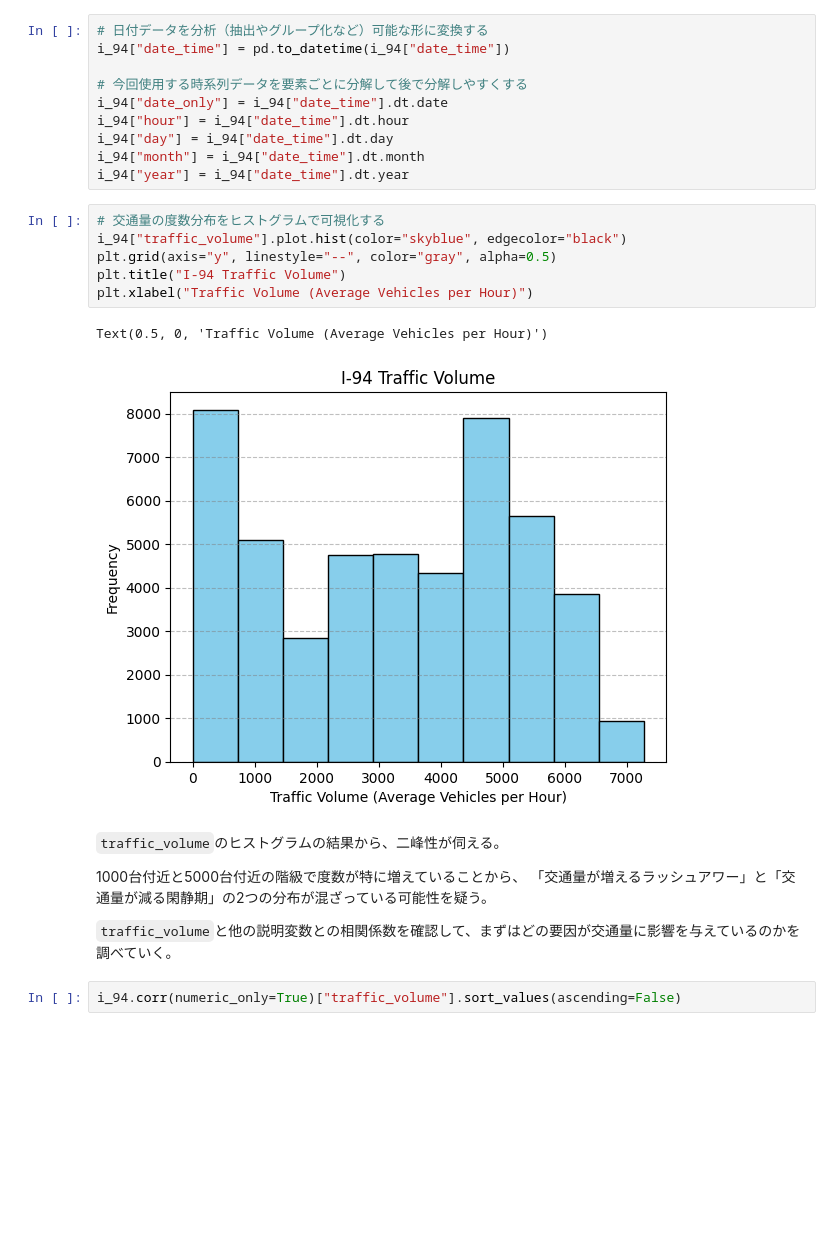
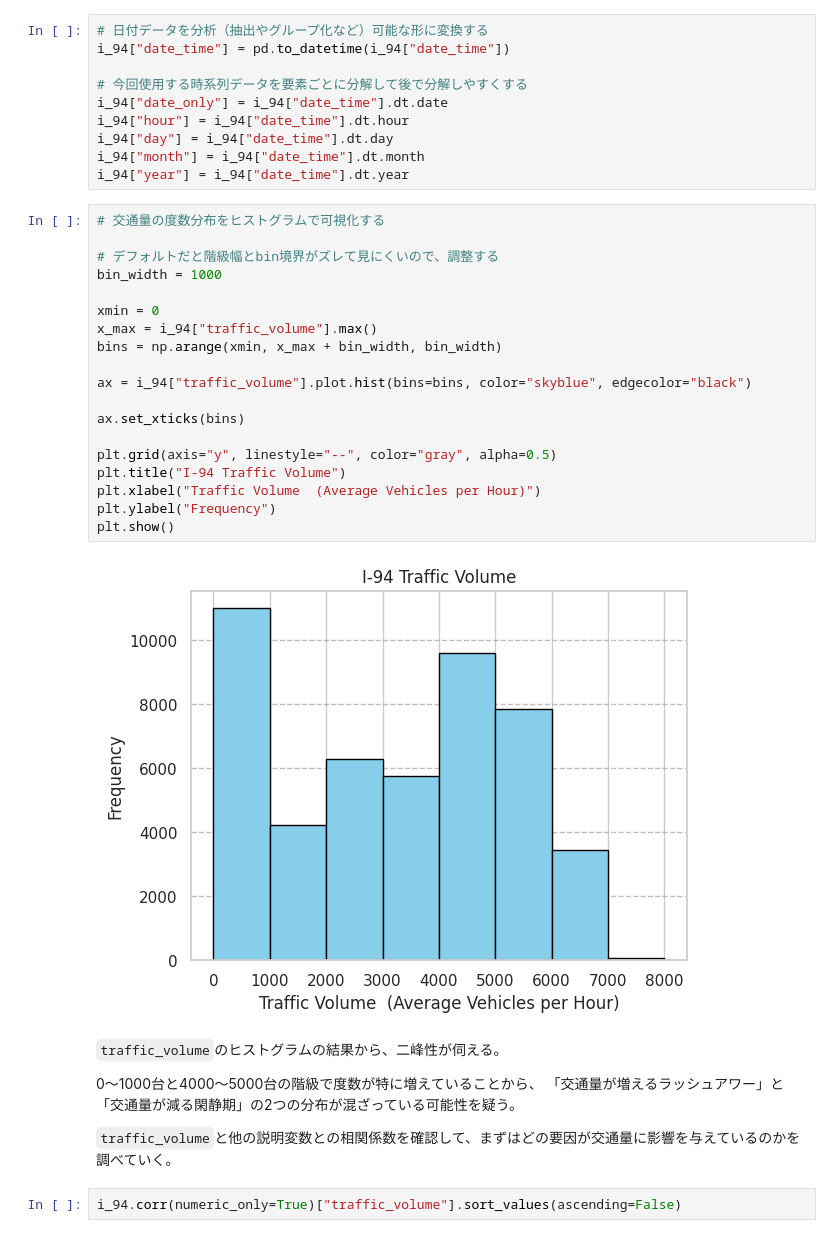
Before and after one commit to Yuji-RE/I-94_traffic_analysis_project, a Jupyter notebook: traffic_analysis_project.ipynb, the cells around one changed output. Saved outputs shown, nothing was run; the diff lists cells and outputs as text; blank space fills up the shorter version.

```diff
--- a/traffic_analysis_project.ipynb
+++ b/traffic_analysis_project.ipynb
@@ -146,17 +146,29 @@ i_94["month"] = i_94["date_time"].dt.month
 i_94["year"] = i_94["date_time"].dt.year
 # %%
 # 交通量の度数分布をヒストグラムで可視化する
-i_94["traffic_volume"].plot.hist(color="skyblue", edgecolor="black")
+
+# デフォルトだと階級幅とbin境界がズレて見にくいので、調整する
+bin_width = 1000
+
+xmin = 0
+x_max = i_94["traffic_volume"].max()
+bins = np.arange(xmin, x_max + bin_width, bin_width)
+
+ax = i_94["traffic_volume"].plot.hist(bins=bins, color="skyblue", edgecolor="black")
+
+ax.set_xticks(bins)
+
 plt.grid(axis="y", linestyle="--", color="gray", alpha=0.5)
 plt.title("I-94 Traffic Volume")
-plt.xlabel("Traffic Volume (Average Vehicles per Hour)")
+plt.xlabel("Traffic Volume  (Average Vehicles per Hour)")
+plt.ylabel("Frequency")
+plt.show()
 # %% [output]
-Text(0.5, 0, 'Traffic Volume (Average Vehicles per Hour)')
-[figure, old version]
+[figure, new version]
 # %% [markdown]
 `traffic_volume`のヒストグラムの結果から、二峰性が伺える。
 
-1000台付近と5000台付近の階級で度数が特に増えていることから、
+0～1000台と4000～5000台の階級で度数が特に増えていることから、
 「交通量が増えるラッシュアワー」と「交通量が減る閑静期」の2つの分布が混ざっている可能性を疑う。
 
 `traffic_volume`と他の説明変数との相関係数を確認して、まずはどの要因が交通量に影響を与えているのかを調べていく。
```
Also changed, not shown: parts of 5 cells of this notebook, 1 other file.
